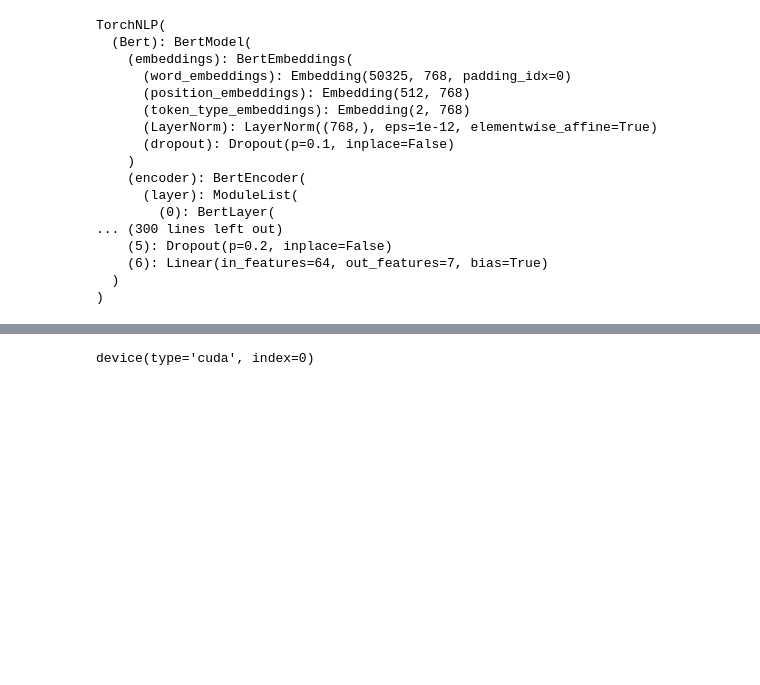
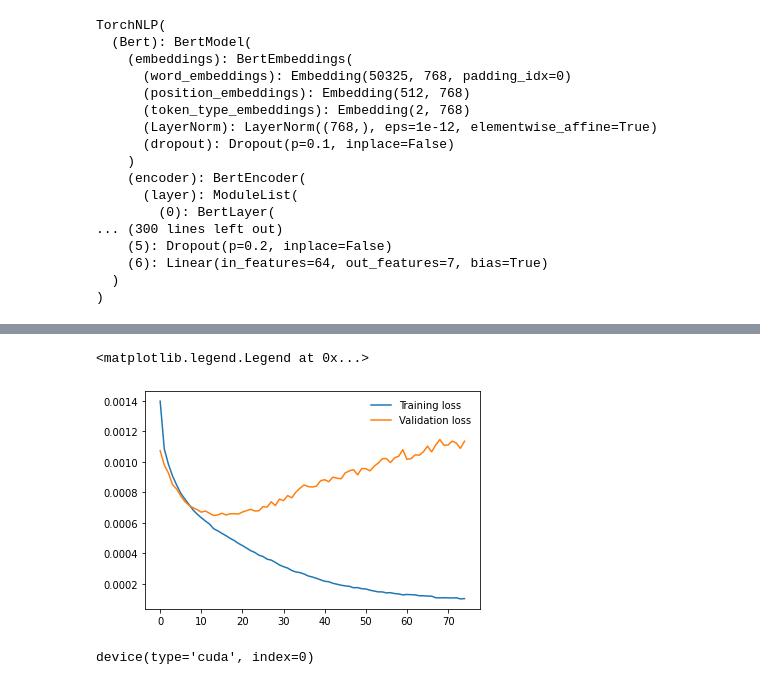
Before and after one commit to cerionXLII/NLP_BERT, a Jupyter notebook: src/Bert.ipynb, the cells around one changed output, grey strips where cells are left out. Cells and saved outputs as stored; diff of their text form; code cells hidden in the pictures; blank space fills up the shorter version.

```diff
--- a/src/Bert.ipynb
+++ b/src/Bert.ipynb
@@ -803,0 +859,3 @@ Y.max()
+# %%
+n_classes = Y.max() + 1
+torchModelLight = TorchNLPLight(n_classes = n_classes)
@@ -1030,3 +1192,10 @@ TorchNLP(
+# %%
+plt.plot(train_losses, label='Training loss')
+plt.plot(test_losses, label='Validation loss')
+plt.legend(frameon=False)
+# %% [output]
+<matplotlib.legend.Legend at 0x...>
+[figure, added]
 # %%
 torchModel.Bert.device
 # %% [output]
```
Also changed, not shown: parts of 39 cells of this notebook.
